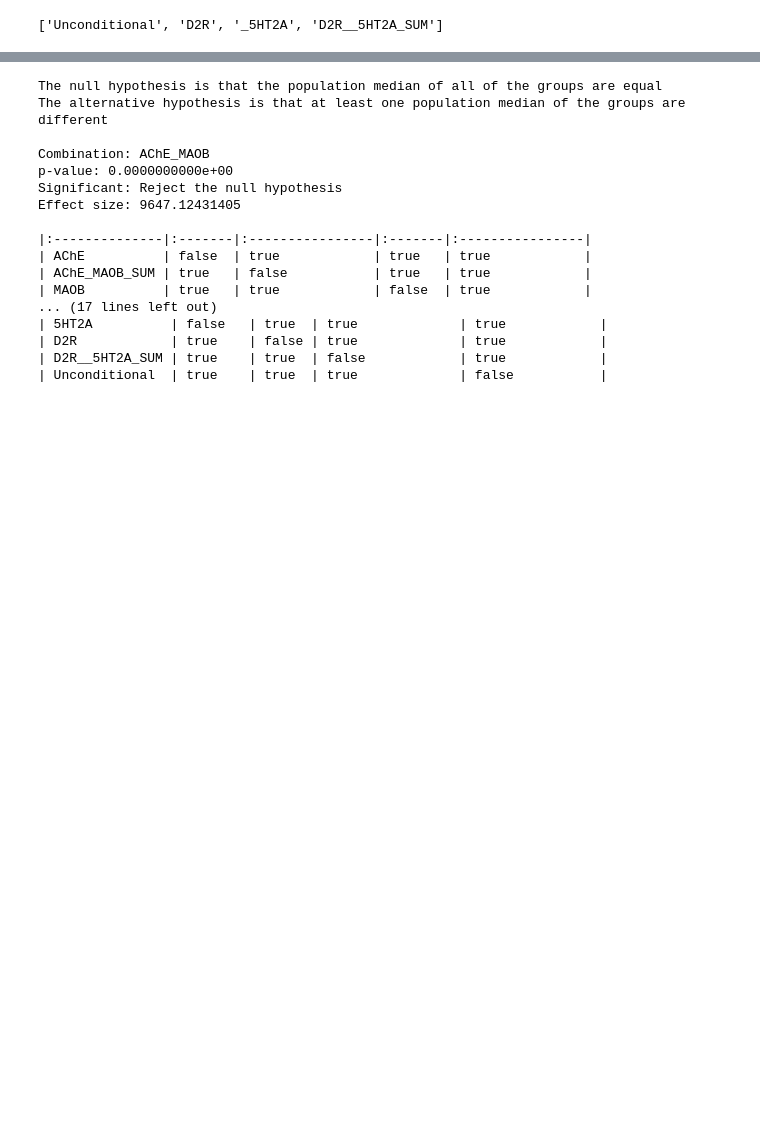
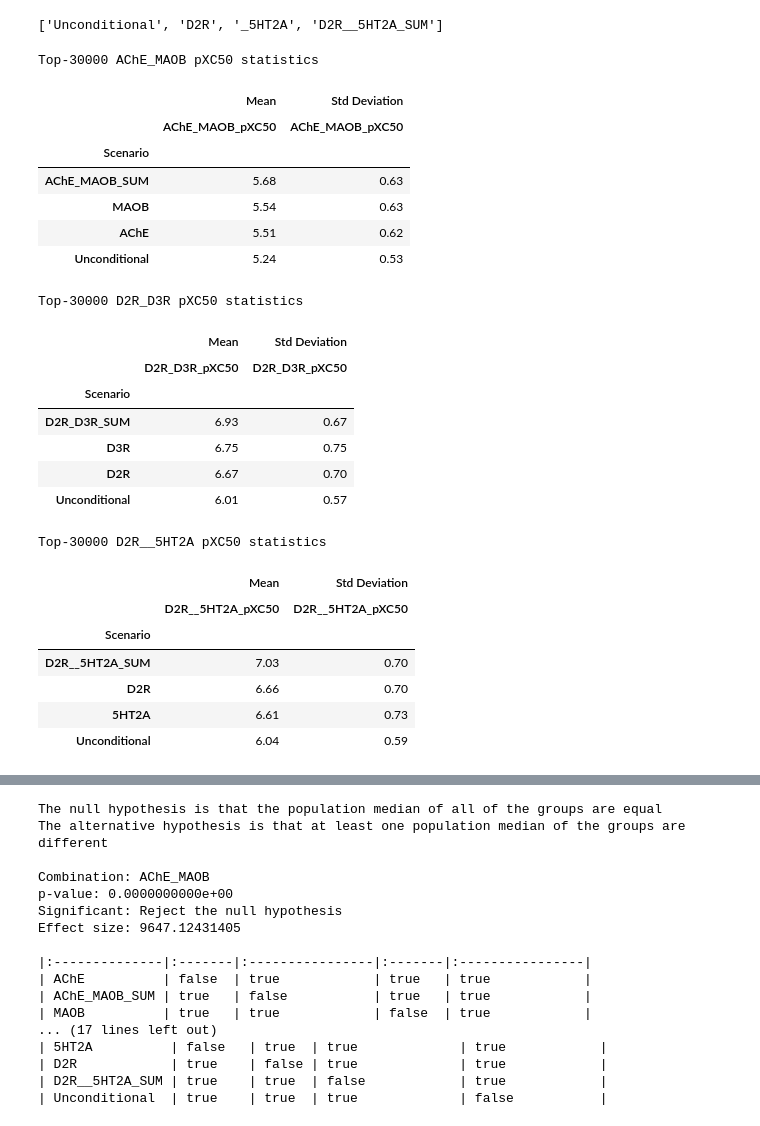
Before and after one commit to arthurcerveira/CoMPO-GPT, a Jupyter notebook: scripts/09-Data-Viz.ipynb, the cells around one changed output, grey strips where cells are left out. Cells and saved outputs as stored; diff of their text form; code cells hidden in the pictures; blank space fills up the shorter version.

```diff
--- a/scripts/09-Data-Viz.ipynb
+++ b/scripts/09-Data-Viz.ipynb
@@ -488,3 +442,55 @@ Top-30000 D2R__5HT2A pXC50 statistics
 multitarget_combination[combination]["generated_molecules"]
 # %% [output]
 ['Unconditional', 'D2R', '_5HT2A', 'D2R__5HT2A_SUM']
+# %%
+pivots_combinations = dict()
+
+for j, combination in enumerate(multitarget_combination):
+    activity_column = f"{combination}_{ACT_TYPE}"
+    df_list = list()
+
+    gen_molecules = multitarget_combination[combination]["generated_molecules"]
+    for gen_molecule in gen_molecules:
+        df = pd.read_csv(f'../generated_molecules/{EPOCHS}-epoch/predicted_activity/{gen_molecule}.csv')
+        scenario = gen_molecule[1:] if gen_molecule.startswith("_") else gen_molecule
+        df_filtered = df[activity_column].nlargest(n).to_frame().assign(Scenario=scenario).dropna(subset=[activity_column])
+        df_list.append(df_filtered)
+
+    activities = pd.concat(df_list).reset_index()
+    pivot = activities.pivot_table(index='Scenario', values=activity_column, aggfunc=[np.mean, np.std])
+    pivot = pivot.rename(columns={'mean': 'Mean', 'std': 'Std Deviation'})
+    pivot = pivot.sort_values(by=('Mean', activity_column), ascending=False)
+
+    pivots_combinations[combination] = pivot
+
+    format_str = "{:.2%}" if ACT_TYPE == "Activity" else "{:.2f}"
+    # print(f"Combination: {combination}")
+    display(pivot.style
+                 .format(format_str)
+                 .set_caption(f"Top-{n} {combination} {ACT_TYPE} statistics")
+                 .background_gradient(cmap='Blues', axis=0))
+# %% [output]
+Top-30000 AChE_MAOB pXC50 statistics
+|  | Mean | Std Deviation |
+|  | AChE_MAOB_pXC50 | AChE_MAOB_pXC50 |
+| Scenario |  |  |
+| AChE_MAOB_SUM | 5.68 | 0.63 |
+| MAOB | 5.54 | 0.63 |
+| AChE | 5.51 | 0.62 |
+| Unconditional | 5.24 | 0.53 |
+Top-30000 D2R_D3R pXC50 statistics
+|  | Mean | Std Deviation |
+|  | D2R_D3R_pXC50 | D2R_D3R_pXC50 |
+| Scenario |  |  |
+| D2R_D3R_SUM | 6.93 | 0.67 |
+| D3R | 6.75 | 0.75 |
+| D2R | 6.67 | 0.70 |
+| Unconditional | 6.01 | 0.57 |
+Top-30000 D2R__5HT2A pXC50 statistics
+|  | Mean | Std Deviation |
+|  | D2R__5HT2A_pXC50 | D2R__5HT2A_pXC50 |
+| Scenario |  |  |
+| D2R__5HT2A_SUM | 7.03 | 0.70 |
+| D2R | 6.66 | 0.70 |
+| 5HT2A | 6.61 | 0.73 |
+| Unconditional | 6.04 | 0.59 |
```
Also changed, not shown: parts of 11 cells of this notebook, 1 other file.
